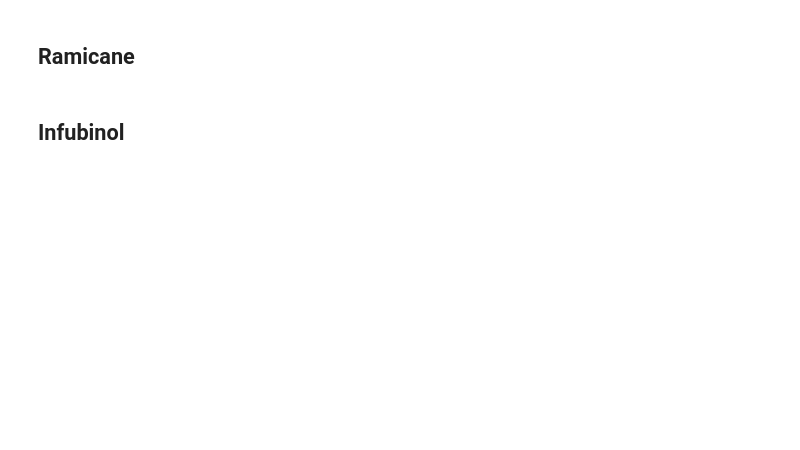
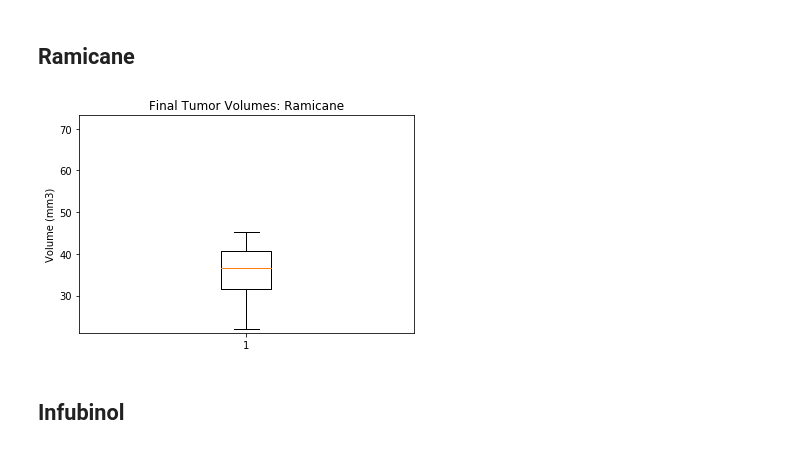
Before and after one commit to juliabrunett/matplotlib-challenge, a Jupyter notebook: Pymaceuticals/pymaceuticals.ipynb, the cells around one changed output. Cells and saved outputs as stored; diff of their text form; code cells hidden in the pictures; blank space fills up the shorter version.

```diff
--- a/Pymaceuticals/pymaceuticals.ipynb
+++ b/Pymaceuticals/pymaceuticals.ipynb
@@ -379,10 +395,11 @@ Name: Tumor Volume (mm3), dtype: float64
 # %%
-# Isolate the final timepoint (45) & ramicane drug
-ramicane = promising_regimens.loc[(promising_regimens["Timepoint"] == 45) & (promising_regimens["Drug Regimen"] == "Ramicane"),:]
+# Isolate the final timepoint & ramicane drug
+ramicane = merged_mice.loc[(merged_mice["Drug Regimen"] == "Ramicane"),:]
 
 # Reset index
 ramicane = ramicane.reset_index(drop=True)
 
 # Create series for volume
 ramicane_vol = ramicane["Tumor Volume (mm3)"]
+#ramicane.count()
 # %%
@@ -554,12 +575,14 @@ plt.show()
 # %%
 # Create boxplot using matplotlib: Ramicane
 fig2, ax2 = plt.subplots()
 ax2.set_title("Final Tumor Volumes: Ramicane")
 ax2.set_ylabel("Volume (mm3)")
 green_circle = dict(markerfacecolor='g', marker="o")
 ax2.boxplot(ramicane_vol, flierprops=green_circle)
-ax2.set_ylim(min(promising_regimens["Tumor Volume (mm3)"])-1, max(promising_regimens["Tumor Volume (mm3)"])+1)
+ax2.set_ylim(min(merged_mice["Tumor Volume (mm3)"])-1, max(merged_mice["Tumor Volume (mm3)"])+1)
 plt.show()
+# %% [output]
+[figure, added]
 # %% [markdown]
 ## Infubinol
 # %%
```
Also changed, not shown: parts of 19 cells of this notebook.
